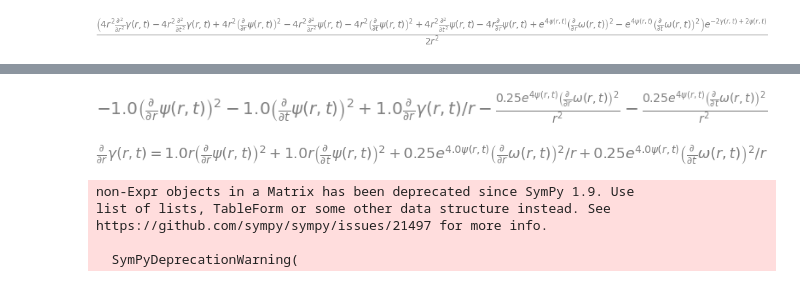
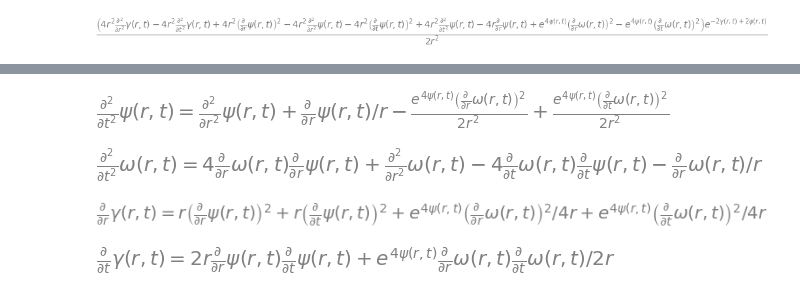
Before and after one commit to GeoffCope/General_Relativity_Python, a Jupyter notebook: Cylindrical_Systems_In_General_Relativity_by_Bronnikov_Santos_Wang_Metric9pt2.ipynb, the cells around one changed output, grey strips where cells are left out. Cells and saved outputs as stored; diff of their text form; code cells hidden in the pictures.

```diff
--- a/Cylindrical_Systems_In_General_Relativity_by_Bronnikov_Santos_Wang_Metric9pt2.ipynb
+++ b/Cylindrical_Systems_In_General_Relativity_by_Bronnikov_Santos_Wang_Metric9pt2.ipynb
@@ -205,18 +168,20 @@ equation5
-# %%
-einstein00 = simplify(einst.tensor())[0,0]
-einstein00
-# %% [output]
-[figure, removed]
-# %%
-equation4 = Eq(diff(gamma,r),expand(solve( einstein00 , diff(gamma,r))[0]))
-equation4
-# %% [output]
-[figure, removed]
-# %%
-fieldEquations = Matrix([equation2,equation3,equation4,equation5])
-# %% [output]
-non-Expr objects in a Matrix has been deprecated since SymPy 1.9. Use
-list of lists, TableForm or some other data structure instead. See
-https://github.com/sympy/sympy/issues/21497 for more info.
-
-  SymPyDeprecationWarning(
+# %%
+Equation2 = Eq(diff(psi,t,t),expand(solve( simplify(Ric.tensor())[3,3].args[1] , diff(psi,t,t) )[0]))
+Equation2
+# %% [output]
+[figure, added]
+# %%
+Equation3 = Eq(diff(omega,t,t),solve( simplify(simplify(Ric.tensor())[2,3].args[2].subs(Equation2.args[0],Equation2.args[1])) , diff(omega,t,t) )[0] )
+Equation3
+# %% [output]
+[figure, added]
+# %%
+Equation4 = Eq(diff(gamma,r) , expand(solve( expand( simplify( Ric.tensor()[1,1] + Ric.tensor()[0,0] ) ) , diff(gamma,r) )[0]))
+Equation4
+# %% [output]
+[figure, added]
+# %%
+Equation5 = Eq(diff(gamma,t),solve( simplify(Ric.tensor())[1,0] , diff(gamma,t) )[0] )
+Equation5
+# %% [output]
+[figure, added]
```
Also changed, not shown: parts of 13 cells of this notebook.
